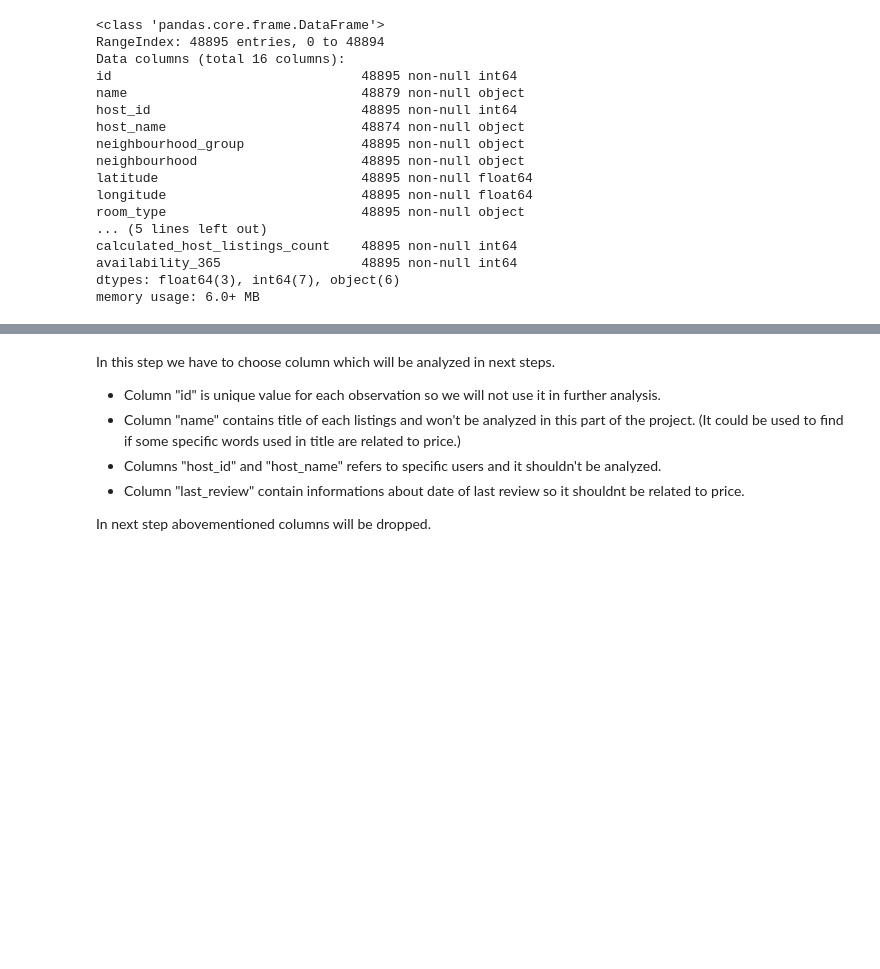
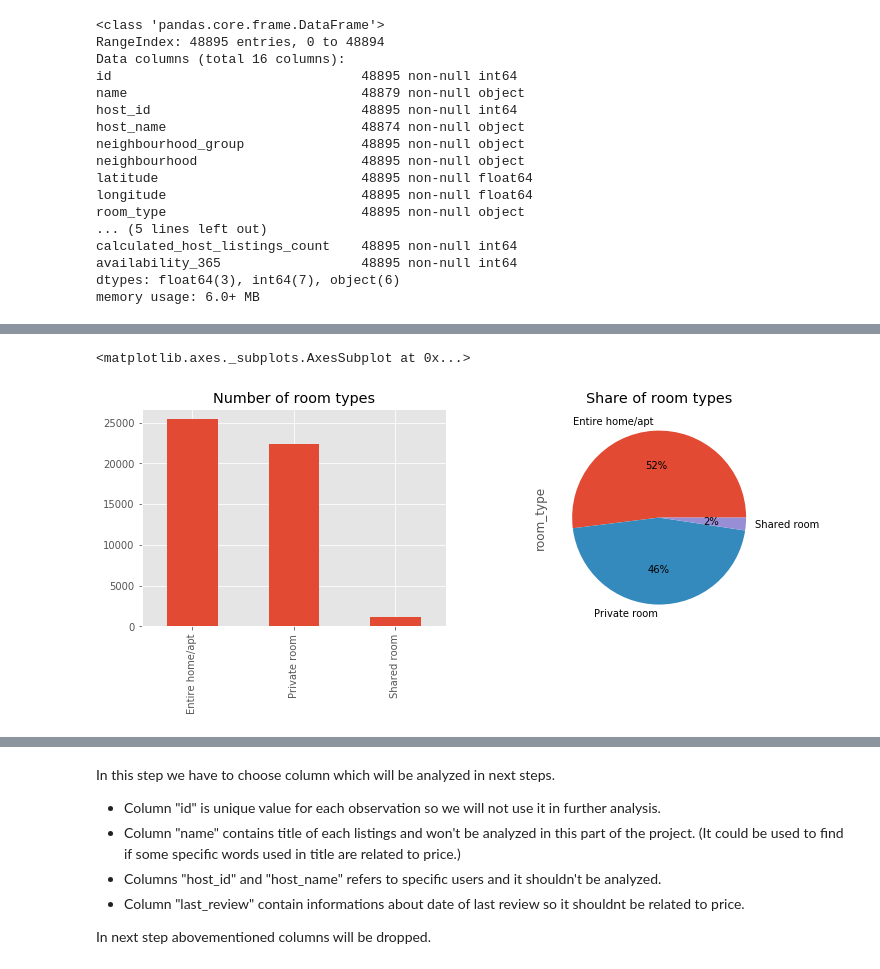
Before and after one commit to pawelmotek/Smart-pricing-airbnb-project, a Jupyter notebook: Project_airbnb_NY.ipynb, the cells around one changed output, grey strips where cells are left out. Saved outputs shown, nothing was run; the diff lists cells and outputs as text; code cells hidden in the pictures; blank space fills up the shorter version.

```diff
--- a/Project_airbnb_NY.ipynb
+++ b/Project_airbnb_NY.ipynb
@@ -91,0 +145,7 @@ df.describe()
+# %%
+f,ax=plt.subplots(1,2, figsize=(12,4))
+df.room_type.value_counts().plot(kind='bar', title='Number of room types', ax=ax[0])
+df.room_type.value_counts().plot(kind='pie', title='Share of room types', ax=ax[1], autopct='%1.f%%')
+# %% [output]
+<matplotlib.axes._subplots.AxesSubplot at 0x...>
+[figure, added]
```
Also changed, not shown: parts of 23 cells of this notebook.
